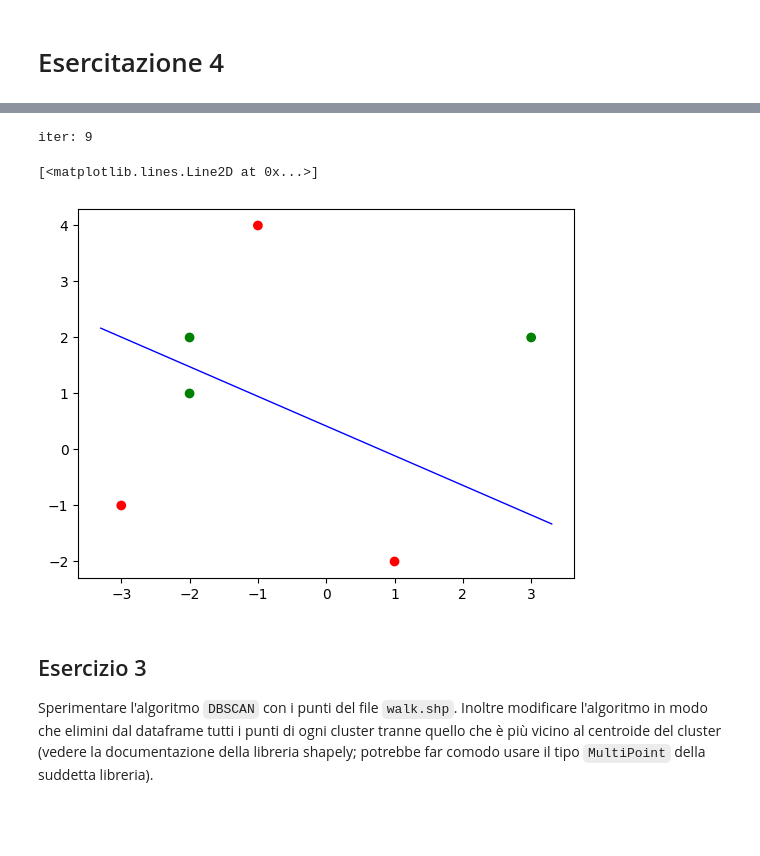
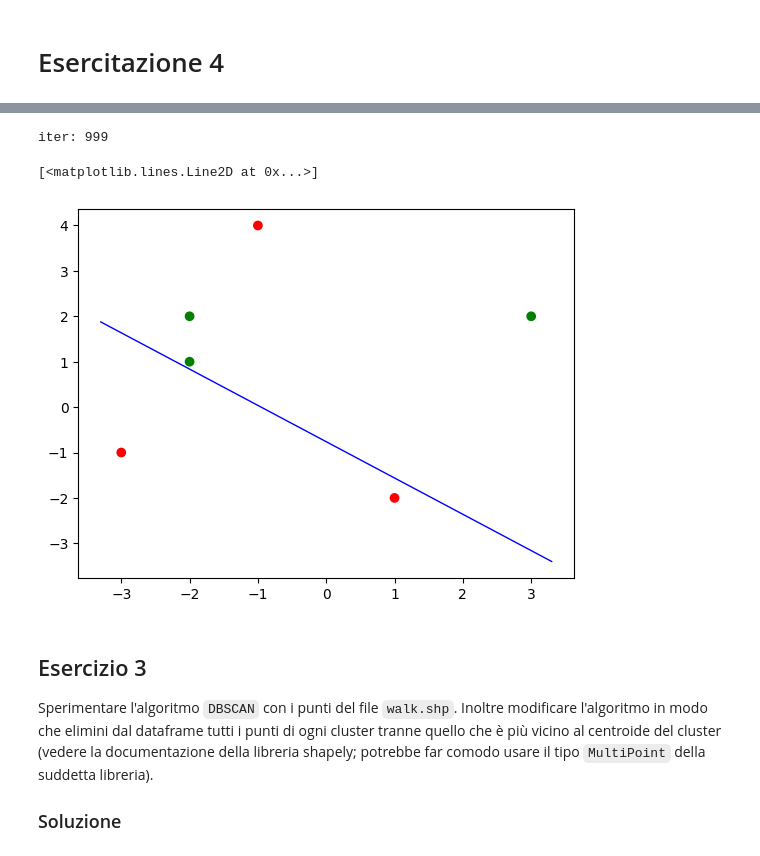
Before and after one commit to glucatv/TML2024, a Jupyter notebook: lez_12.ipynb, the cells around one changed output, grey strips where cells are left out. Saved outputs shown, nothing was run; the diff lists cells and outputs as text; code cells hidden in the pictures; blank space fills up the shorter version.

```diff
--- a/lez_12.ipynb
+++ b/lez_12.ipynb
@@ -66,30 +71,60 @@ Aggiungere la
 # %%
 import numpy as np
 import matplotlib.pyplot as plt
 import math as m
 import random as rn
+
+def logistic_der(X, y, a, a0 ):
+    i = rn.randint(0, X.shape[1]-1)
+    x = X[:,i:i+1]
+
+    g = x*(logistic(a.T.dot(x) + a0 ) -y[i])
+    g0 = logistic(a.T.dot(x) + a0 ) -y[i]
+
+    return g, g0
+
+
+def logistic_dg( X, y, step, eps, max_iter):
+    curr_a = np.zeros( (X.shape[0], 1) )
+    curr_a0 = 0
+
+    for t in range(max_iter):
+        curr_grad, curr_grad0 = logistic_der(X, y, curr_a, curr_a0)
+
+        next_a  = curr_a - step(t)*curr_grad
+        next_a0 = curr_a0 - step(t)*curr_grad0
+
+        curr_a, curr_a0 = next_a, next_a0
+    print('iter:', t)
+    return curr_a, curr_a0
 
 X = [ (3, 2), (-1, 4), (-2, 1), (1,-2), (-3,-1), (-2,2) ]
 y = [1,0,1,0,0,1]
 
 X = np.array(X).T
 
 plt.scatter(X[0], X[1], c=['g' if e == 1 else 'r' for e in y])
 
 ax = plt.gca()
 xlim_left, xlim_right = ax.get_xlim()
 ylim_bottom, ylim_top = ax.get_ylim()
 
-a, a0 = logistic_dg(X, y, step=0.1, eps=0.01, max_iter=10)
+def f(x):
+    return 1/(x+1)
+
+a, a0 = logistic_dg(X, y, step=f, eps=0.01, max_iter=1000)
+
 a0 = a0[0][0]
 
 plt.plot( ( xlim_left, xlim_right) , [ (-x*a[0][0]-a0)/a[1][0] for x in  (xlim_left, xlim_right) ],\
              linewidth=1, c = 'b', zorder=0 )
 # %% [output]
-iter: 9
+iter: 999
 [<matplotlib.lines.Line2D at 0x...>]
-[figure, old version]
+[figure, new version]
 # %% [markdown]
 ## Esercizio 3
 
 Sperimentare l'algoritmo `DBSCAN` con  i punti del file `walk.shp`. Inoltre modificare l'algoritmo in modo che elimini dal dataframe tutti i punti di ogni cluster tranne quello che è più vicino al centroide del cluster (vedere la documentazione della libreria shapely; potrebbe far comodo usare il tipo `MultiPoint` della suddetta libreria).
+
+### Soluzione
```
Also changed, not shown: parts of 8 cells of this notebook.
